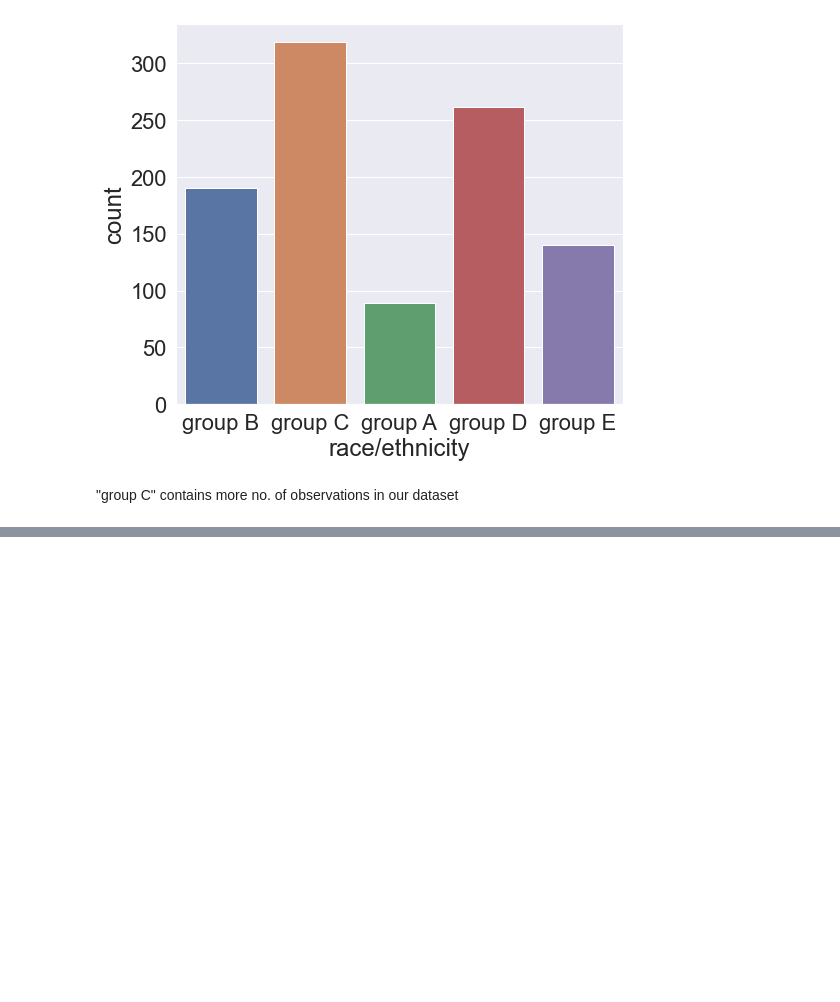
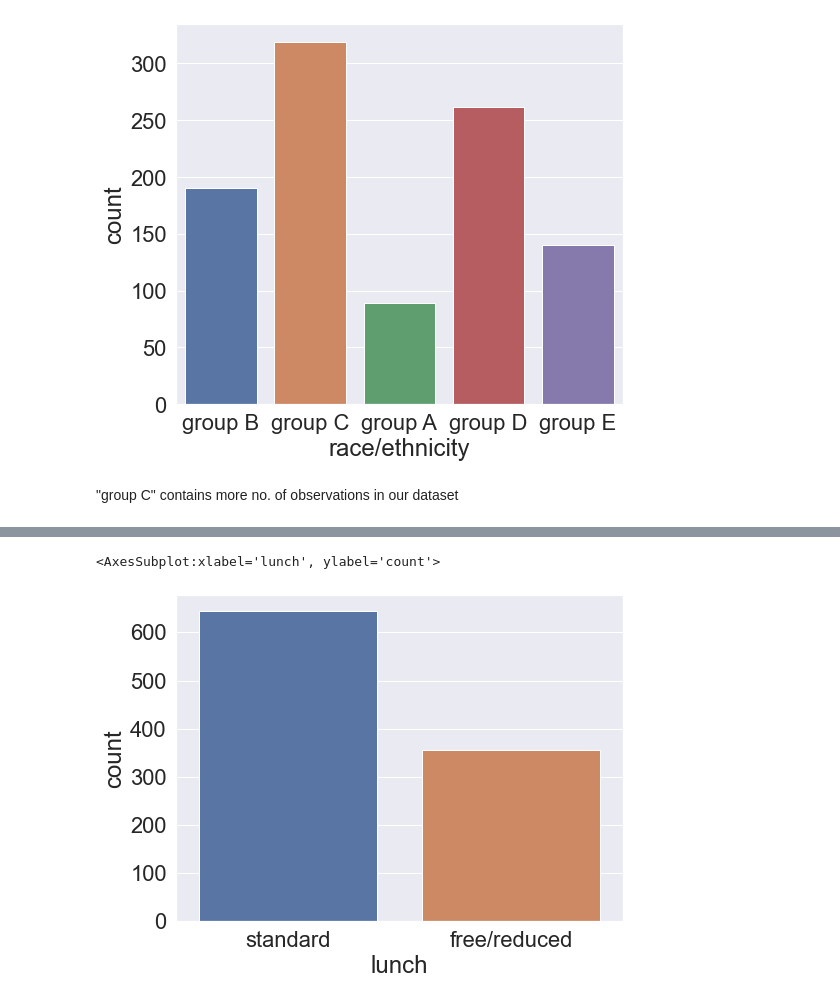
Before and after one commit to mohanrajreese/Students-Performence-Analyzer, a Jupyter notebook: main.ipynb, the cells around one changed output, grey strips where cells are left out. Saved outputs shown, nothing was run; the diff lists cells and outputs as text; code cells hidden in the pictures; blank space fills up the shorter version.

```diff
--- a/main.ipynb
+++ b/main.ipynb
@@ -108,0 +116,7 @@ sbn.countplot(x='race/ethnicity', data=data)
+# %%
+sbn.set(font_scale=2)
+plt.figure(figsize=(8,6))
+sbn.countplot(x='lunch',data=data)
+# %% [output]
+<AxesSubplot:xlabel='lunch', ylabel='count'>
+[figure, added]
```
Also changed, not shown: parts of 10 cells of this notebook, 1 other file.
